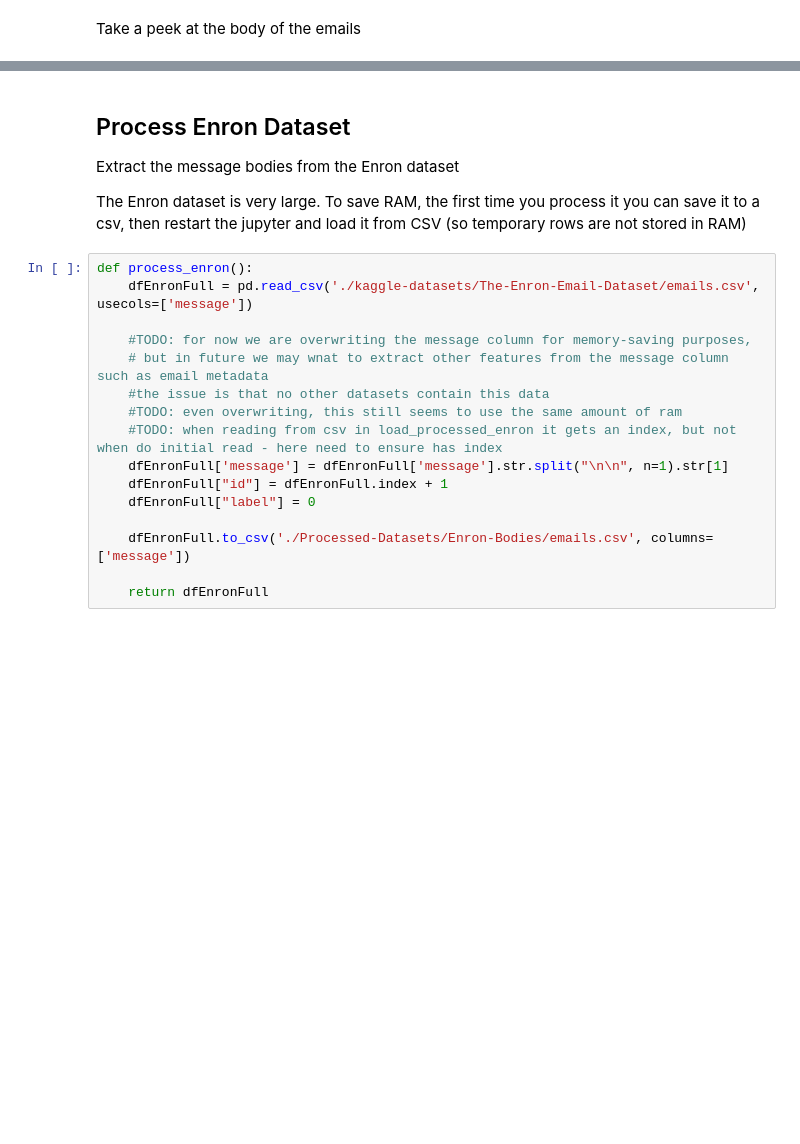
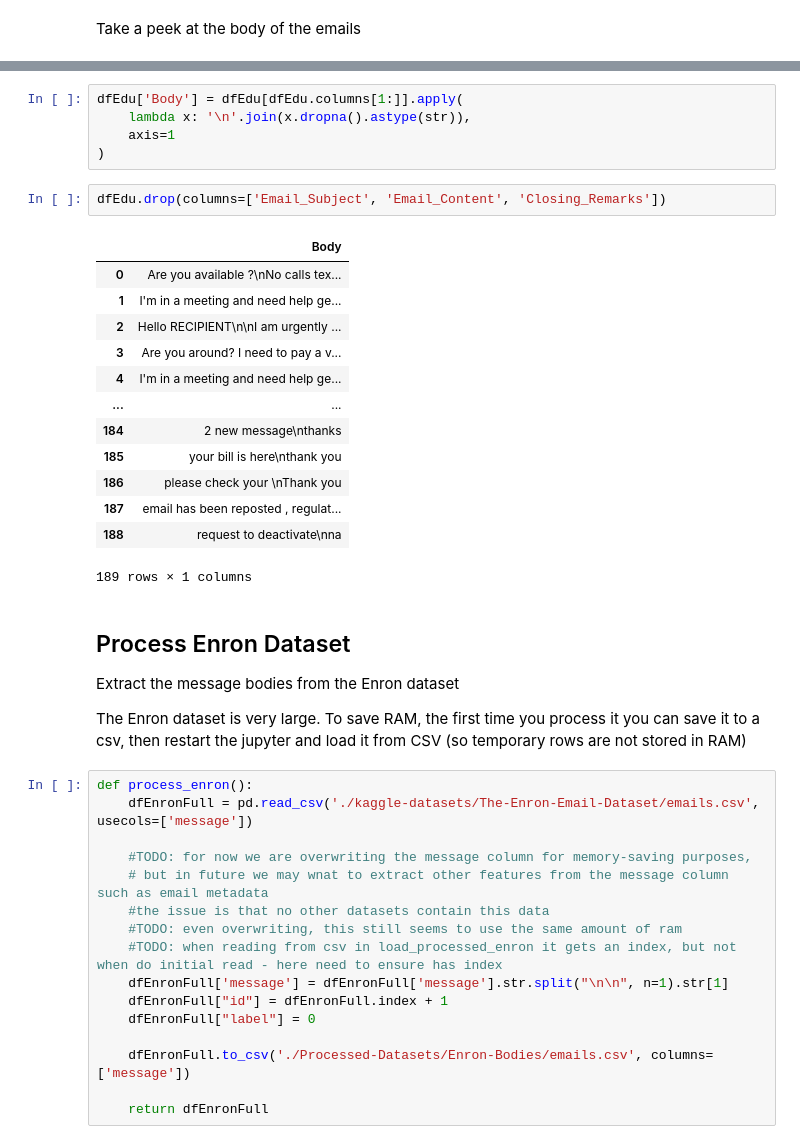
Before and after one commit to Twigonometry/Phishing-ML, a Jupyter notebook: classif.ipynb, the cells around one changed output, grey strips where cells are left out. Saved outputs shown, nothing was run; the diff lists cells and outputs as text; blank space fills up the shorter version.

```diff
--- a/classif.ipynb
+++ b/classif.ipynb
@@ -116,3 +114,24 @@ dfSpam.head()
+# %%
+dfEdu['Body'] = dfEdu[dfEdu.columns[1:]].apply(
+    lambda x: '\n'.join(x.dropna().astype(str)),
+    axis=1
+)
+# %%
+dfEdu.drop(columns=['Email_Subject', 'Email_Content', 'Closing_Remarks'])
+# %% [output]
+|  | Body |
+| 0 | Are you available ?\nNo calls tex... |
+| 1 | I'm in a meeting and need help ge... |
+| 2 | Hello RECIPIENT\n\nI am urgently ... |
+| 3 | Are you around? I need to pay a v... |
+| 4 | I'm in a meeting and need help ge... |
+| ... | ... |
+| 184 | 2 new message\nthanks |
+| 185 | your bill is here\nthank you |
+| 186 | please check your \nThank you |
+| 187 | email has been reposted , regulat... |
+| 188 | request to deactivate\nna |
+189 rows × 1 columns
 # %% [markdown]
 ## Process Enron Dataset
 
```
Also changed, not shown: parts of 5 cells of this notebook, 1 other file.
